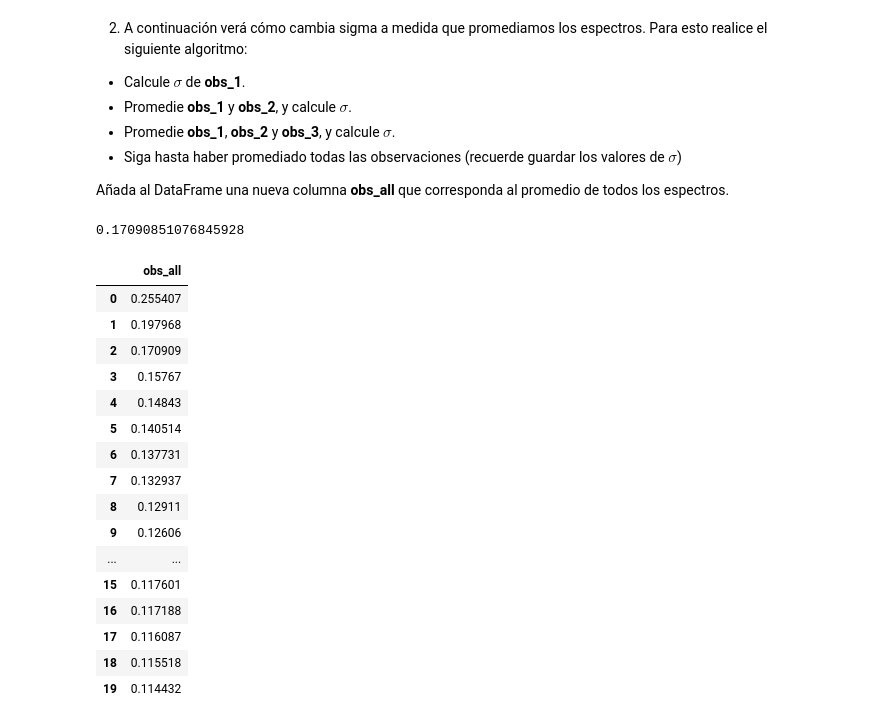
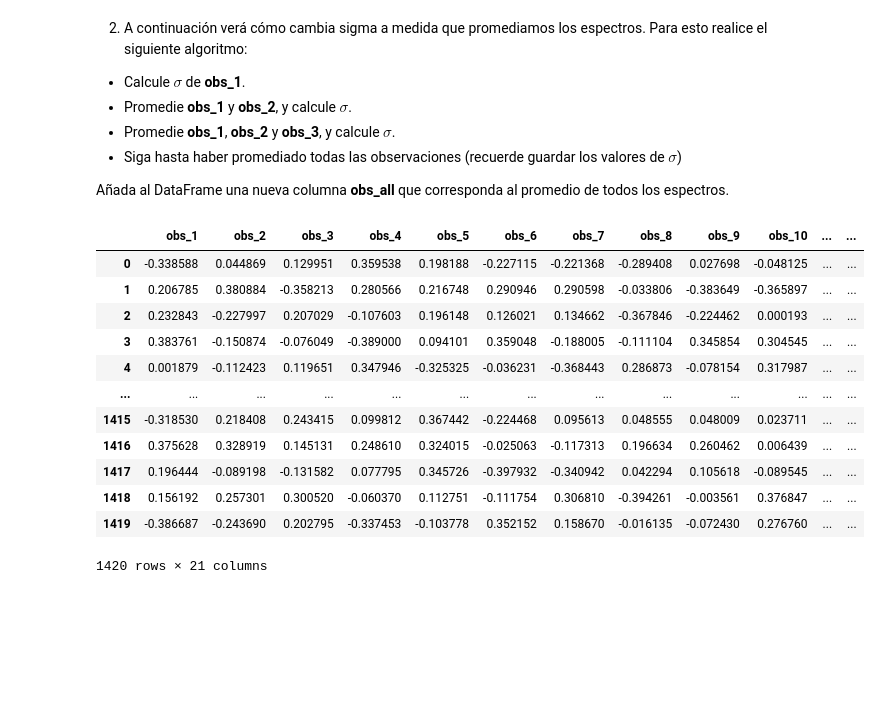
Before and after one commit to Cristobal-Gomez/Tarea-2, a Jupyter notebook: Tarea2.ipynb, the cells around one changed output. Drawn from its saved outputs; the diff is of its cells as text; code cells hidden in the pictures; blank space fills up the shorter version.

```diff
--- a/Tarea2.ipynb
+++ b/Tarea2.ipynb
@@ -375,46 +379,41 @@ OBS_SR_df
  - Siga hasta haber promediado todas las observaciones (recuerde guardar los valores de $\sigma$)
 
  Añada al DataFrame una nueva columna **obs_all** que corresponda al promedio de todos los espectros.
-# %%
-a = (OBS_SR_df["obs_1"] + OBS_SR_df["obs_2"] + OBS_SR_df["obs_3"]) / 3
-np.std(a)
-# %% [output]
-0.17090851076845928
 # %%
-df_obsall = pd.DataFrame(columns = ["obs_all"])
+df_sigma = pd.DataFrame(columns = ["sigmas"])
 
 
 for i in range(1, 21):
   if i == 1:
     std = np.std(OBS_SR_df["obs_1"])
-    df_obsall.loc[0, "obs_all"] = std
+    df_sigma.loc[0, "sigmas"] = std
   else:
     obs = (OBS_SR_df[f"obs_{i}"])
 
     for j in range(1, i):
       obs = (obs + OBS_SR_df[f"obs_{j}"])
 
     prom_obs = obs / i
     std = np.std(prom_obs)
-    df_obsall.loc[i-1, "obs_all"] = std
+    df_sigma.loc[i-1, "sigmas"] = std
 
+# De esta forma conseguimos las desviaciones estandar y además el promedio de
+# las obs. tal que el último "prom_obs" es el que queda "guardado"
 
-df_obsall
+prom_obs.name = "obs_all"
+OBS_SR_df = pd.concat([OBS_SR_df, prom_obs], axis = 1)
+OBS_SR_df
 # %% [output]
-|  | obs_all |
-| 0 | 0.255407 |
-| 1 | 0.197968 |
-| 2 | 0.170909 |
-| 3 | 0.15767 |
-| 4 | 0.14843 |
-| 5 | 0.140514 |
-| 6 | 0.137731 |
-| 7 | 0.132937 |
-| 8 | 0.12911 |
-| 9 | 0.12606 |
-| ... | ... |
-| 15 | 0.117601 |
-| 16 | 0.117188 |
-| 17 | 0.116087 |
-| 18 | 0.115518 |
-| 19 | 0.114432 |
+|  | obs_1 | obs_2 | obs_3 | obs_4 | obs_5 | obs_6 | obs_7 | obs_8 | obs_9 | obs_10 | ... | ... |
+| 0 | -0.338588 | 0.044869 | 0.129951 | 0.359538 | 0.198188 | -0.227115 | -0.221368 | -0.289408 | 0.027698 | -0.048125 | ... | ... |
+| 1 | 0.206785 | 0.380884 | -0.358213 | 0.280566 | 0.216748 | 0.290946 | 0.290598 | -0.033806 | -0.383649 | -0.365897 | ... | ... |
+| 2 | 0.232843 | -0.227997 | 0.207029 | -0.107603 | 0.196148 | 0.126021 | 0.134662 | -0.367846 | -0.224462 | 0.000193 | ... | ... |
+| 3 | 0.383761 | -0.150874 | -0.076049 | -0.389000 | 0.094101 | 0.359048 | -0.188005 | -0.111104 | 0.345854 | 0.304545 | ... | ... |
+| 4 | 0.001879 | -0.112423 | 0.119651 | 0.347946 | -0.325325 | -0.036231 | -0.368443 | 0.286873 | -0.078154 | 0.317987 | ... | ... |
+| ... | ... | ... | ... | ... | ... | ... | ... | ... | ... | ... | ... | ... |
+| 1415 | -0.318530 | 0.218408 | 0.243415 | 0.099812 | 0.367442 | -0.224468 | 0.095613 | 0.048555 | 0.048009 | 0.023711 | ... | ... |
+| 1416 | 0.375628 | 0.328919 | 0.145131 | 0.248610 | 0.324015 | -0.025063 | -0.117313 | 0.196634 | 0.260462 | 0.006439 | ... | ... |
+| 1417 | 0.196444 | -0.089198 | -0.131582 | 0.077795 | 0.345726 | -0.397932 | -0.340942 | 0.042294 | 0.105618 | -0.089545 | ... | ... |
+| 1418 | 0.156192 | 0.257301 | 0.300520 | -0.060370 | 0.112751 | -0.111754 | 0.306810 | -0.394261 | -0.003561 | 0.376847 | ... | ... |
+| 1419 | -0.386687 | -0.243690 | 0.202795 | -0.337453 | -0.103778 | 0.352152 | 0.158670 | -0.016135 | -0.072430 | 0.276760 | ... | ... |
+1420 rows × 21 columns
```
Also changed, not shown: parts of 10 cells of this notebook.
